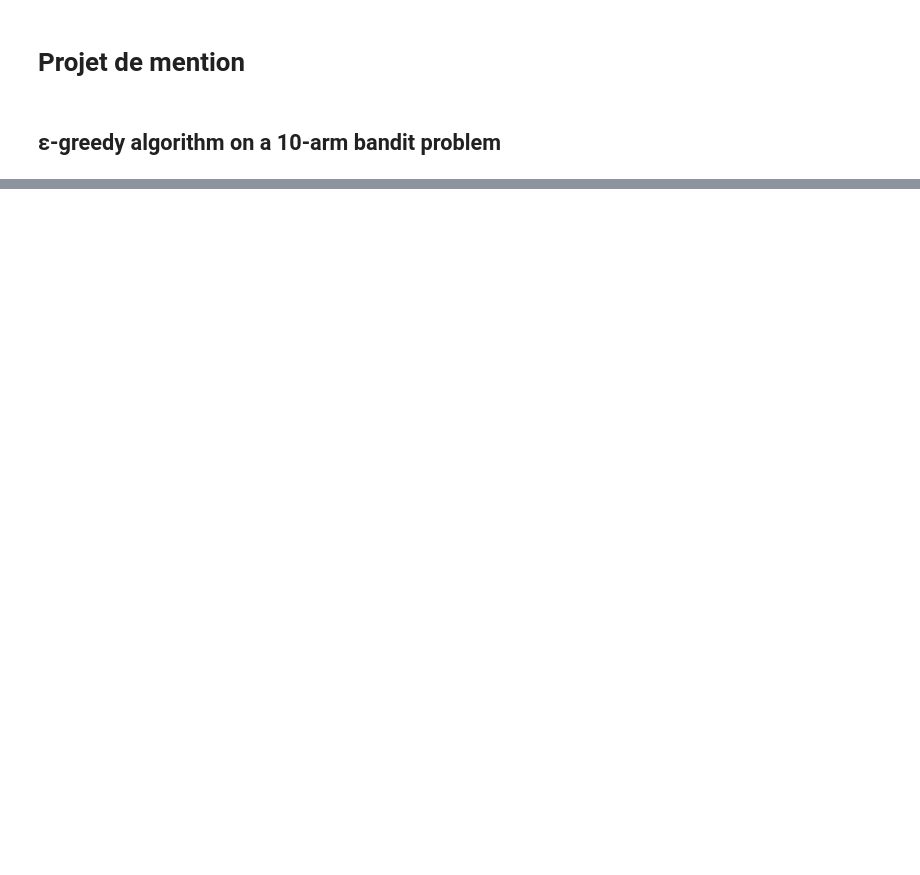
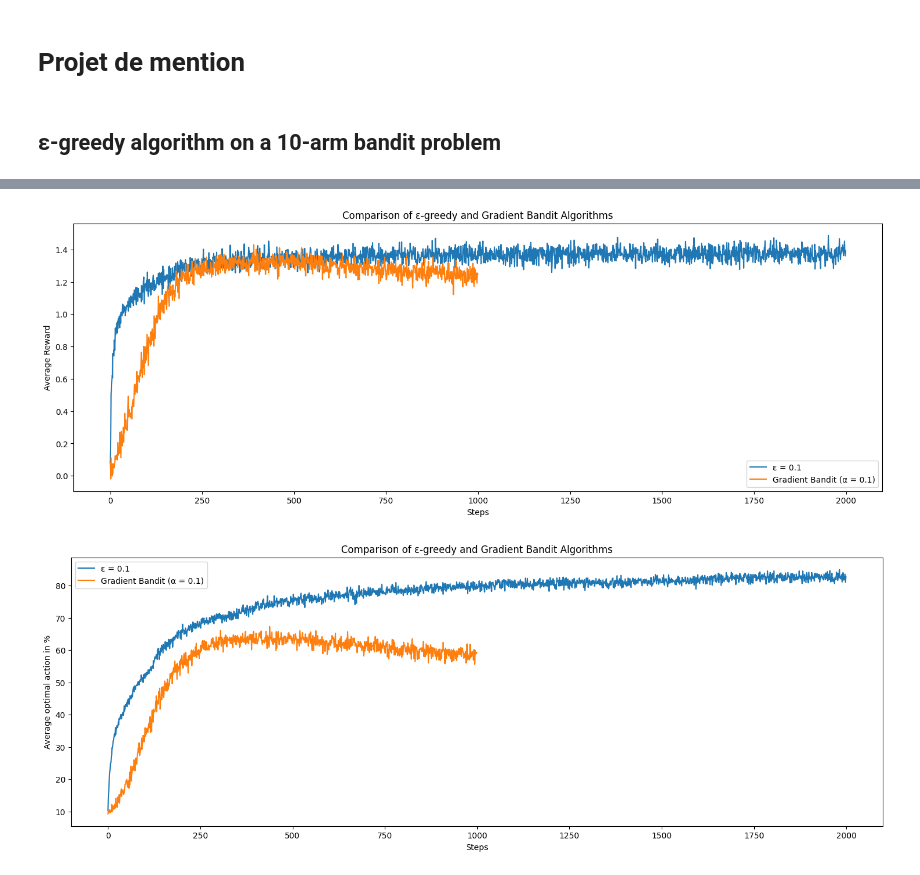
Before and after one commit to QuentinGoulas/Projet-de-mention, a Jupyter notebook: notebook.ipynb, the cells around one changed output, grey strips where cells are left out. Saved outputs shown, nothing was run; the diff lists cells and outputs as text; code cells hidden in the pictures; blank space fills up the shorter version.

Commit message:
ajout UCB et Gradient Bandit au notebook

```diff
--- a/notebook.ipynb
+++ b/notebook.ipynb
@@ -77,0 +208,23 @@ plt.show()
+# %%
+average_reward_gradient_bandit = all_rewards_gradient_bandit.mean(0)
+plt.figure(figsize=(18, 6))
+plt.plot(average_reward_greedy[:, 2], label=f'ε = 0.1')
+plt.plot(average_reward_gradient_bandit - np.ones(steps)*mean, label=f'Gradient Bandit (α = {alpha})')
+plt.xlabel('Steps')
+plt.ylabel('Average Reward')
+plt.title('Comparison of ε-greedy and Gradient Bandit Algorithms')
+plt.legend()
+plt.show()
+
+average_optimal_arm_gradient_bandit = all_optimal_arm_gradient_bandit.mean(0)
+plt.figure(figsize=(18, 6))
+plt.plot(average_optimal_arm[:, 2]*100, label=f'ε = 0.1')
+plt.plot(average_optimal_arm_gradient_bandit*100, label=f'Gradient Bandit (α = {alpha})')
+plt.xlabel('Steps')
+plt.ylabel('Average optimal action in %')
+plt.title('Comparison of ε-greedy and Gradient Bandit Algorithms')
+plt.legend()
+plt.show()
+# %% [output]
+[figure, added]
+[figure, added]
```
Also changed, not shown: parts of 7 cells of this notebook.
